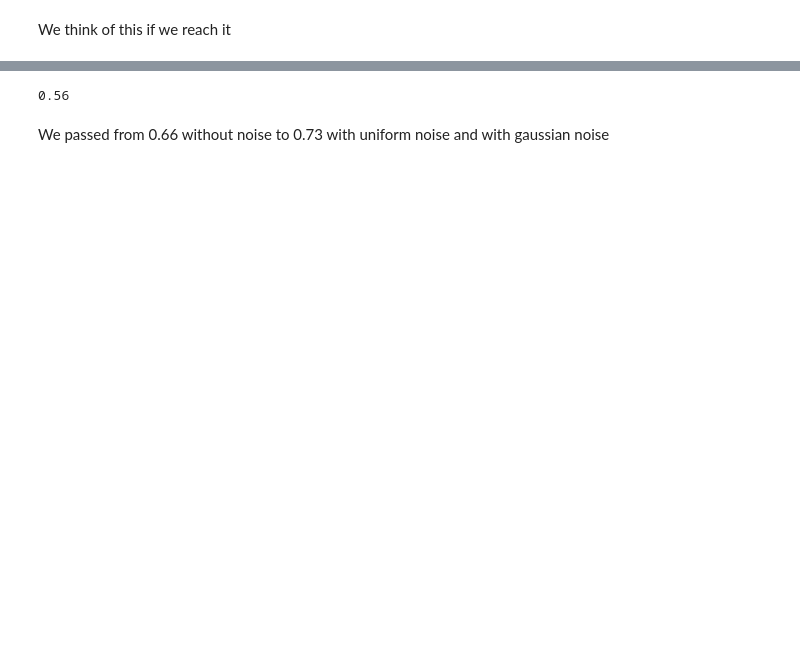
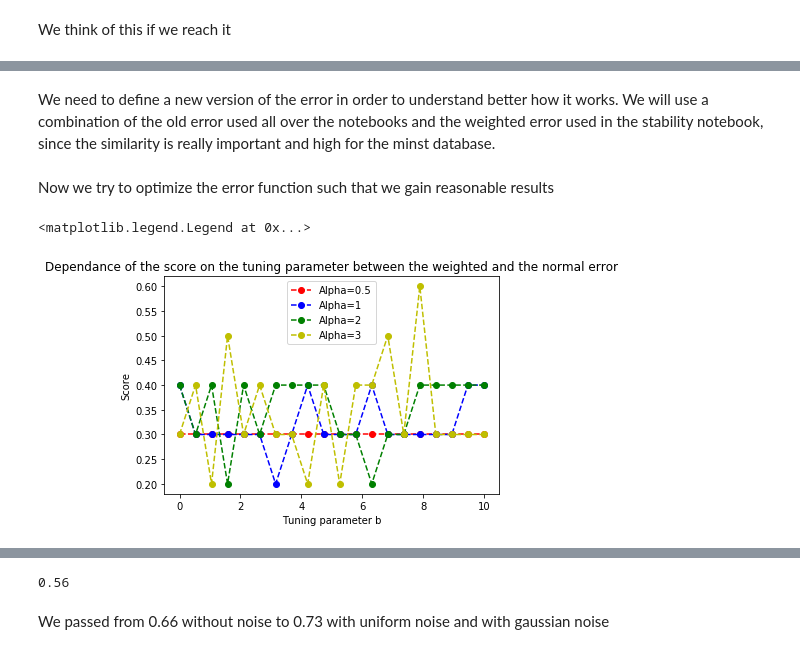
Before and after one commit to mballarin97/Hopfield-project, a Jupyter notebook: Handwritten digits recognition.ipynb, the cells around one changed output, grey strips where cells are left out. Cells and saved outputs as stored; diff of their text form; code cells hidden in the pictures; blank space fills up the shorter version.

Commit message:
try & fail on minst

```diff
--- a/Handwritten digits recognition.ipynb
+++ b/Handwritten digits recognition.ipynb
@@ -458,3 +395,6 @@ rand_patterns = np.array(rand_patterns)
 
 n = N//4
 J = R_coupling(rand_patterns,n,5)
+# %% [markdown]
+We need to define a new version of the error in order to understand better how it works.
+We will use a combination of the old error used all over the notebooks and the weighted error used in the stability notebook, since the similarity is really important and high for the minst database.
@@ -460,0 +435,37 @@ J = R_coupling(rand_patterns,n,5)
+# %% [markdown]
+Now we try to optimize the error function such that we gain reasonable results
+# %%
+A = np.array([0.5, 1, 2, 3])
+B = np.linspace(0,10,20)
+scores = []
+iters = 10
+i = 0
+
+for a in A:
+    scores.append([])
+    for b in B:
+        temp = 0
+        for idx in range(iters):
+            dgt = label_test[idx]
+            #sys = X_zip[idx]
+            sys = corrupt_norm(X_zip[idx], [L//4,L//4], 0.2 )
+            res = montecarlo(J, sys, 25, 500)
+            assigned_pattern = assign_digit(sys, rand_patterns, a, b)
+            if assigned_pattern == dgt: temp += 1
+        scores[i].append( temp/iters )
+    i += 1
+scores = np.array(scores)
+# %%
+fig, ax = plt.subplots()
+
+ax.plot(B, scores[0], '--ro', label = 'Alpha=0.5')
+ax.plot(B, scores[1], '--bo', label = 'Alpha=1')
+ax.plot(B, scores[2], '--go', label = 'Alpha=2')
+ax.plot(B, scores[3], '--yo', label = 'Alpha=3')
+ax.set_title('Dependance of the score on the tuning parameter between the weighted and the normal error')
+ax.set_xlabel('Tuning parameter b')
+ax.set_ylabel('Score')
+ax.legend()
+# %% [output]
+<matplotlib.legend.Legend at 0x...>
+[figure, added]
```
Also changed, not shown: parts of 23 cells of this notebook, 1 other file.
